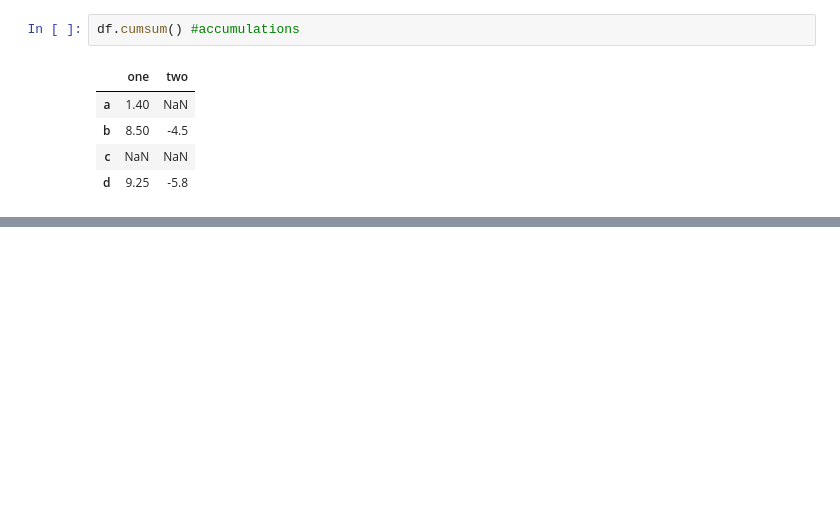
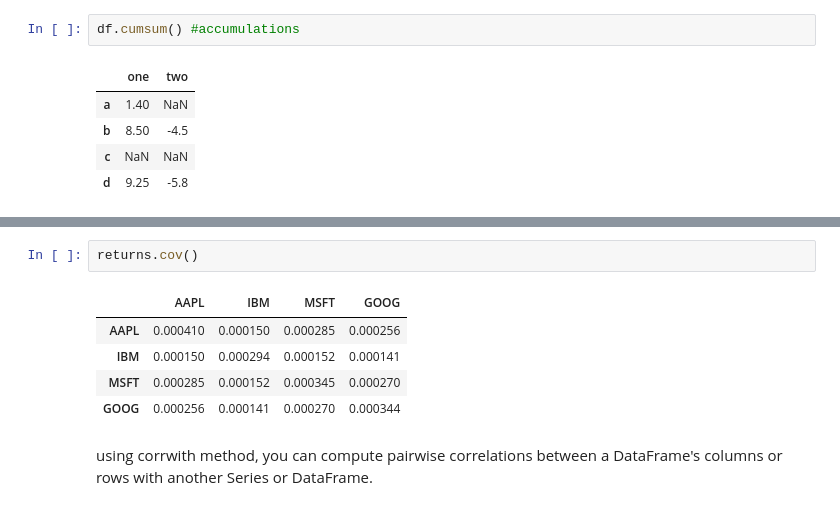
Before and after one commit to kbutalep/WesCh5, a Jupyter notebook: Chapter5WorkAlong.ipynb, the cells around one changed output, grey strips where cells are left out. Cells and saved outputs as stored; diff of their text form; blank space fills up the shorter version.

```diff
--- a/Chapter5WorkAlong.ipynb
+++ b/Chapter5WorkAlong.ipynb
@@ -1449,0 +1542,10 @@ multiple summary statistics
+# %%
+returns.cov()
+# %% [output]
+|  | AAPL | IBM | MSFT | GOOG |
+| AAPL | 0.000410 | 0.000150 | 0.000285 | 0.000256 |
+| IBM | 0.000150 | 0.000294 | 0.000152 | 0.000141 |
+| MSFT | 0.000285 | 0.000152 | 0.000345 | 0.000270 |
+| GOOG | 0.000256 | 0.000141 | 0.000270 | 0.000344 |
+# %% [markdown]
+using corrwith method, you can compute pairwise correlations between a DataFrame's columns or rows with another Series or DataFrame.
```
Also changed, not shown: parts of 35 cells of this notebook.
